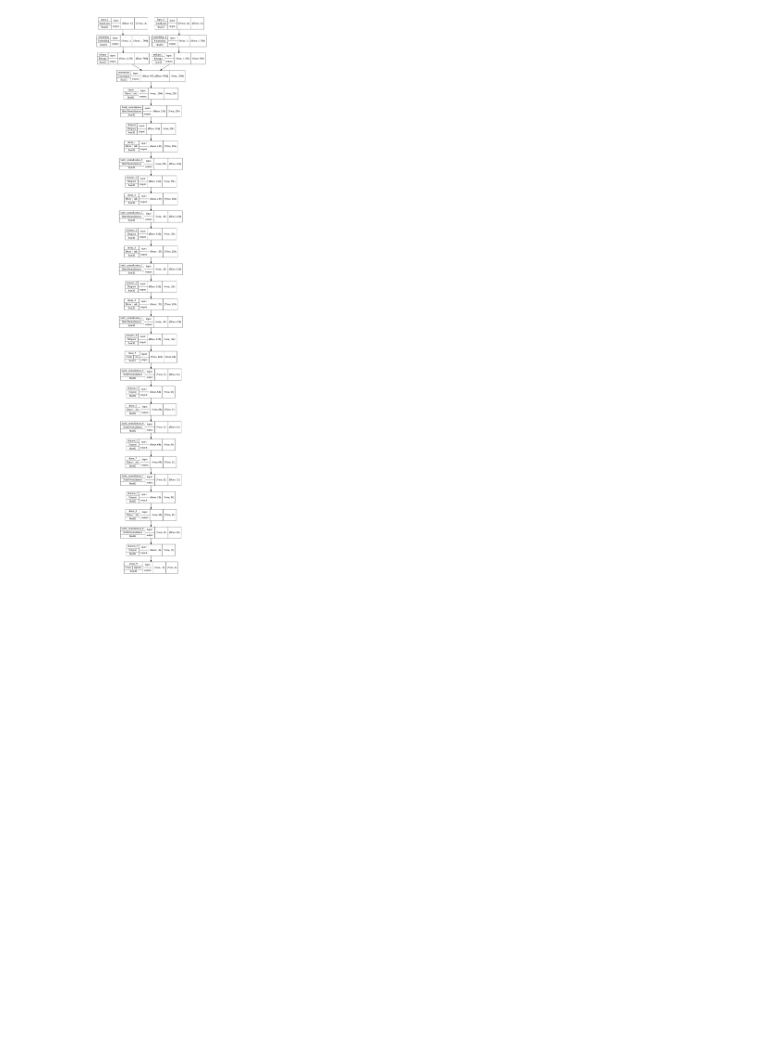
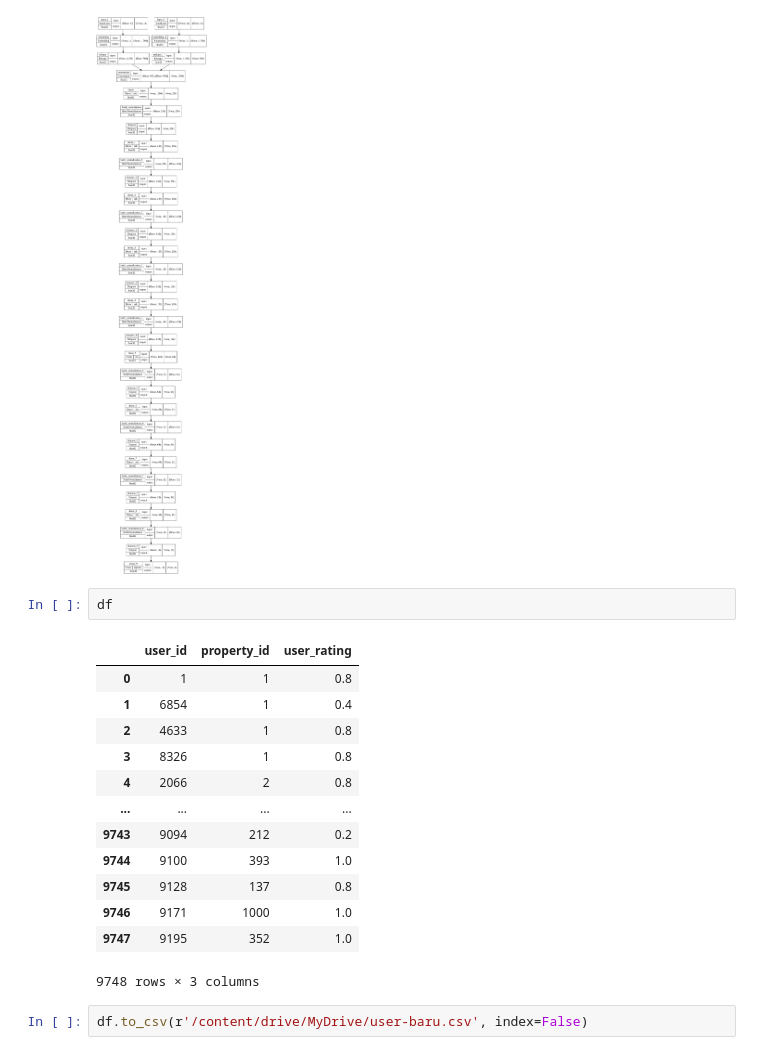
Before and after one commit to zulfauzi92/Hotel_Recomendation_Model_Traveloka, a Jupyter notebook: Recomendation Model/Collaborative - Customize Architecture.ipynb, the cells around one changed output. Drawn from its saved outputs; the diff is of its cells as text; blank space fills up the shorter version.

```diff
--- a/Recomendation Model/Collaborative - Customize Architecture.ipynb
+++ b/Recomendation Model/Collaborative - Customize Architecture.ipynb
@@ -376,3 +375,21 @@ tf.keras.utils.plot_model(model, to_file=model_img_file,
                           show_layer_names=True )
 # %% [output]
 [figure]
+# %%
+df
+# %% [output]
+|  | user_id | property_id | user_rating |
+| 0 | 1 | 1 | 0.8 |
+| 1 | 6854 | 1 | 0.4 |
+| 2 | 4633 | 1 | 0.8 |
+| 3 | 8326 | 1 | 0.8 |
+| 4 | 2066 | 2 | 0.8 |
+| ... | ... | ... | ... |
+| 9743 | 9094 | 212 | 0.2 |
+| 9744 | 9100 | 393 | 1.0 |
+| 9745 | 9128 | 137 | 0.8 |
+| 9746 | 9171 | 1000 | 1.0 |
+| 9747 | 9195 | 352 | 1.0 |
+9748 rows × 3 columns
+# %%
+df.to_csv(r'/content/drive/MyDrive/user-baru.csv', index=False)
```
Also changed, not shown: parts of 15 cells of this notebook, 1 other file.
